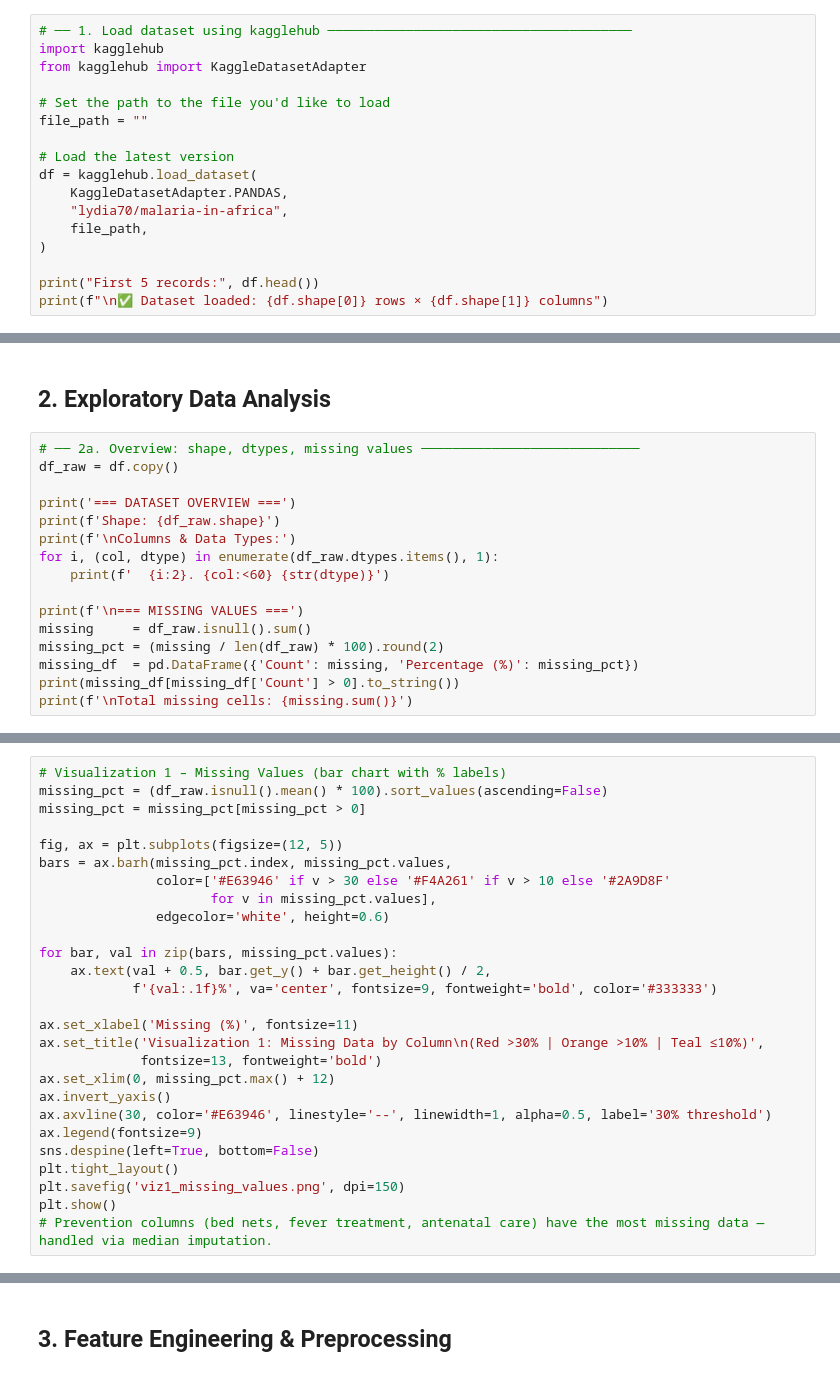
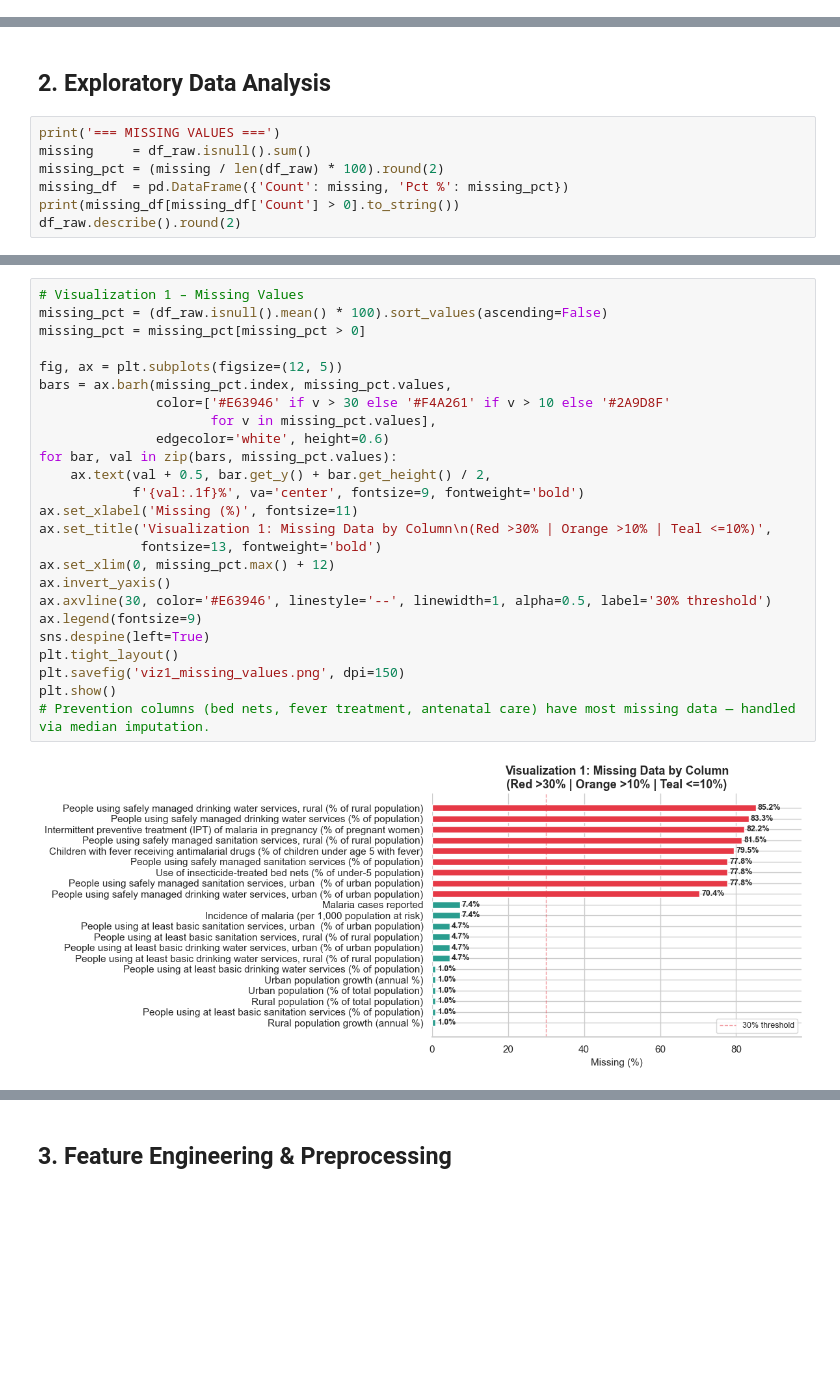
Before and after one commit to Elvin100s/Summative1, a Jupyter notebook: linear_regression_model/summative/linear_regression/multivariate.ipynb, the cells around one changed output, grey strips where cells are left out. Drawn from its saved outputs; the diff is of its cells as text; blank space fills up the shorter version.

```diff
--- a/linear_regression_model/summative/linear_regression/multivariate.ipynb
+++ b/linear_regression_model/summative/linear_regression/multivariate.ipynb
@@ -29,19 +29,2 @@ print('✅ All libraries loaded successfully')
 # %% [markdown]
 ## 1. Load Dataset
-# %%
-# ── 1. Load dataset using kagglehub ───────────────────────────────────────
-import kagglehub
-from kagglehub import KaggleDatasetAdapter
-
-# Set the path to the file you'd like to load
-file_path = ""
-
-# Load the latest version
-df = kagglehub.load_dataset(
-    KaggleDatasetAdapter.PANDAS,
-    "lydia70/malaria-in-africa",
-    file_path,
-)
-
-print("First 5 records:", df.head())
-print(f"\n✅ Dataset loaded: {df.shape[0]} rows × {df.shape[1]} columns")
@@ -48,18 +64,9 @@ print(f"\n✅ Dataset loaded: {df.shape[0]} rows × {df.shape[1]} columns")
 # %% [markdown]
 ## 2. Exploratory Data Analysis
 # %%
-# ── 2a. Overview: shape, dtypes, missing values ────────────────────────────
-df_raw = df.copy()
-
-print('=== DATASET OVERVIEW ===')
-print(f'Shape: {df_raw.shape}')
-print(f'\nColumns & Data Types:')
-for i, (col, dtype) in enumerate(df_raw.dtypes.items(), 1):
-    print(f'  {i:2}. {col:<60} {str(dtype)}')
-
-print(f'\n=== MISSING VALUES ===')
+print('=== MISSING VALUES ===')
 missing     = df_raw.isnull().sum()
 missing_pct = (missing / len(df_raw) * 100).round(2)
-missing_df  = pd.DataFrame({'Count': missing, 'Percentage (%)': missing_pct})
+missing_df  = pd.DataFrame({'Count': missing, 'Pct %': missing_pct})
 print(missing_df[missing_df['Count'] > 0].to_string())
-print(f'\nTotal missing cells: {missing.sum()}')
+df_raw.describe().round(2)
@@ -81,28 +101,28 @@ print(f'Year range       : {int(df_raw[year_col].min())} – {int(df_raw[year_co
 # %%
-# Visualization 1 – Missing Values (bar chart with % labels)
+# Visualization 1 – Missing Values
 missing_pct = (df_raw.isnull().mean() * 100).sort_values(ascending=False)
 missing_pct = missing_pct[missing_pct > 0]
 
 fig, ax = plt.subplots(figsize=(12, 5))
 bars = ax.barh(missing_pct.index, missing_pct.values,
                color=['#E63946' if v > 30 else '#F4A261' if v > 10 else '#2A9D8F'
                       for v in missing_pct.values],
                edgecolor='white', height=0.6)
-
 for bar, val in zip(bars, missing_pct.values):
     ax.text(val + 0.5, bar.get_y() + bar.get_height() / 2,
-            f'{val:.1f}%', va='center', fontsize=9, fontweight='bold', color='#333333')
-
+            f'{val:.1f}%', va='center', fontsize=9, fontweight='bold')
 ax.set_xlabel('Missing (%)', fontsize=11)
-ax.set_title('Visualization 1: Missing Data by Column\n(Red >30% | Orange >10% | Teal ≤10%)',
+ax.set_title('Visualization 1: Missing Data by Column\n(Red >30% | Orange >10% | Teal <=10%)',
              fontsize=13, fontweight='bold')
 ax.set_xlim(0, missing_pct.max() + 12)
 ax.invert_yaxis()
 ax.axvline(30, color='#E63946', linestyle='--', linewidth=1, alpha=0.5, label='30% threshold')
 ax.legend(fontsize=9)
-sns.despine(left=True, bottom=False)
+sns.despine(left=True)
 plt.tight_layout()
 plt.savefig('viz1_missing_values.png', dpi=150)
 plt.show()
-# Prevention columns (bed nets, fever treatment, antenatal care) have the most missing data — handled via median imputation.
+# Prevention columns (bed nets, fever treatment, antenatal care) have most missing data — handled via median imputation.
+# %% [output]
+[figure, added]
 # %%
```
Also changed, not shown: parts of 27 cells of this notebook, 4 other files.
